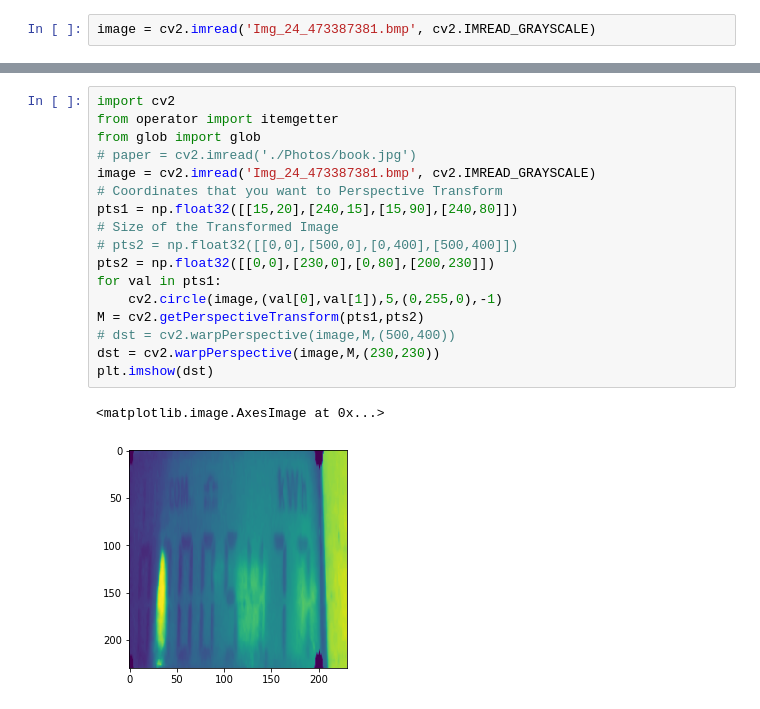
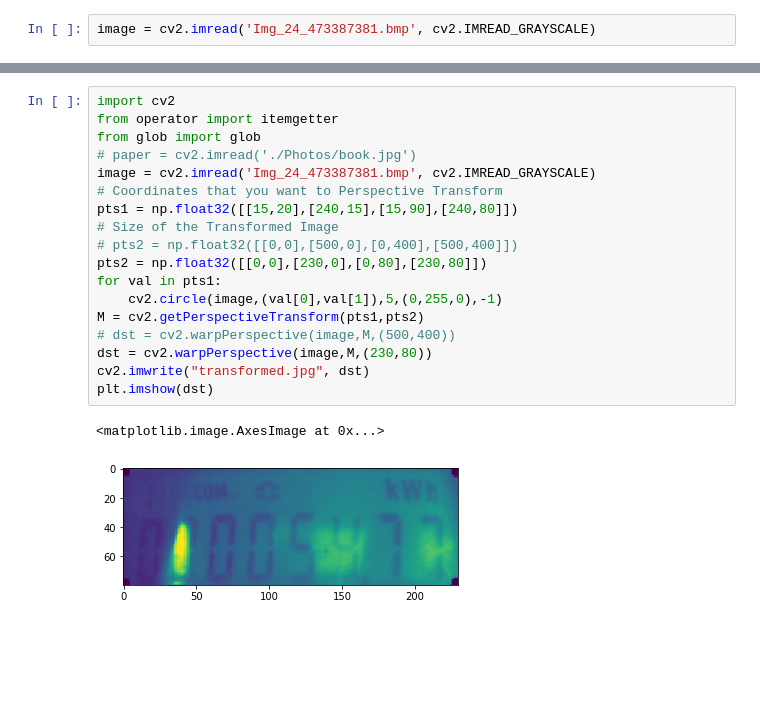
Before and after one commit to MartinsAwojide/tinyml-digital-counter-for-metering, a Jupyter notebook: notebook/cropping_digit_with_perpective_transform.ipynb, the cells around one changed output, grey strips where cells are left out. Drawn from its saved outputs; the diff is of its cells as text; blank space fills up the shorter version.

Commit message:
Updated notebook with perpective transform

```diff
--- a/notebook/cropping_digit_with_perpective_transform.ipynb
+++ b/notebook/cropping_digit_with_perpective_transform.ipynb
@@ -29,20 +29,21 @@ plt.show()
 # %%
 import cv2
 from operator import itemgetter
 from glob import glob
 # paper = cv2.imread('./Photos/book.jpg')
 image = cv2.imread('Img_24_473387381.bmp', cv2.IMREAD_GRAYSCALE)
 # Coordinates that you want to Perspective Transform
 pts1 = np.float32([[15,20],[240,15],[15,90],[240,80]])
 # Size of the Transformed Image
 # pts2 = np.float32([[0,0],[500,0],[0,400],[500,400]])
-pts2 = np.float32([[0,0],[230,0],[0,80],[200,230]])
+pts2 = np.float32([[0,0],[230,0],[0,80],[230,80]])
 for val in pts1:
     cv2.circle(image,(val[0],val[1]),5,(0,255,0),-1)
 M = cv2.getPerspectiveTransform(pts1,pts2)
 # dst = cv2.warpPerspective(image,M,(500,400))
-dst = cv2.warpPerspective(image,M,(230,230))
+dst = cv2.warpPerspective(image,M,(230,80))
+cv2.imwrite("transformed.jpg", dst)
 plt.imshow(dst)
 # %% [output]
 <matplotlib.image.AxesImage at 0x...>
-[figure, old version]
+[figure, new version]
```
Also changed, not shown: parts of 5 cells of this notebook, 1 other file.
